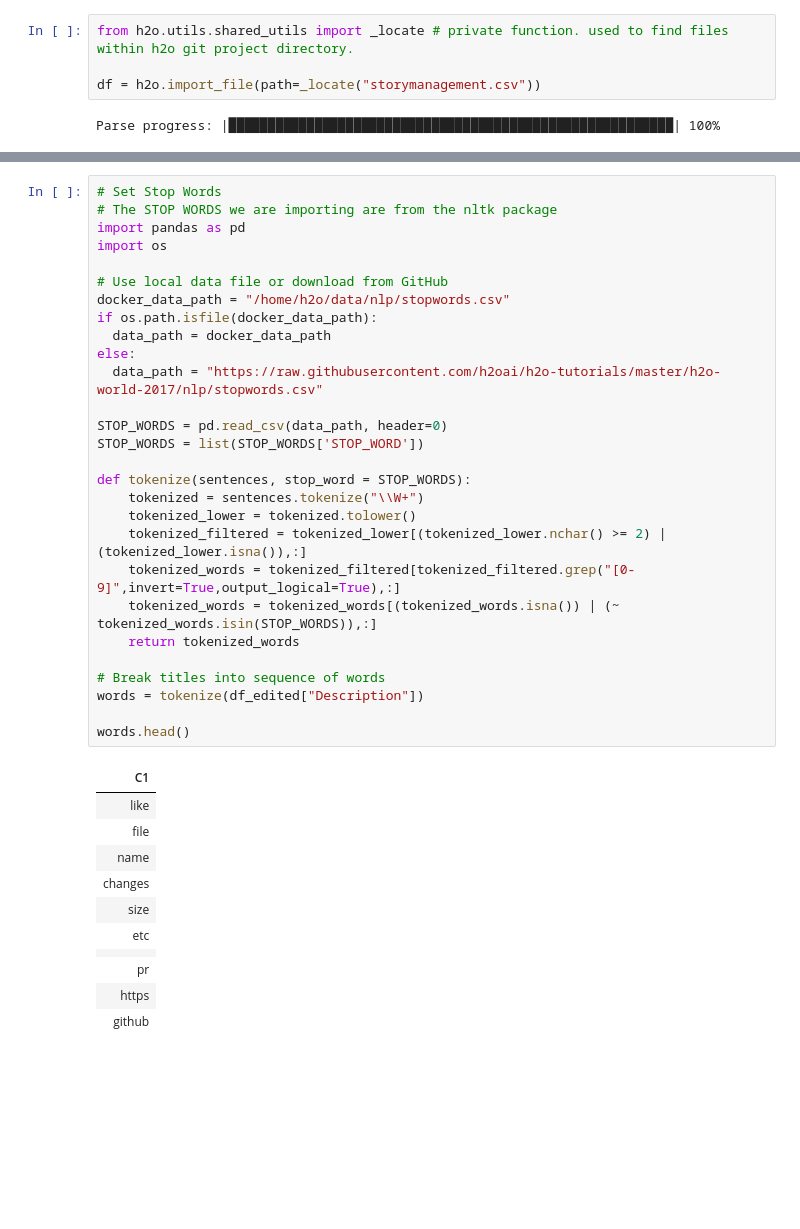
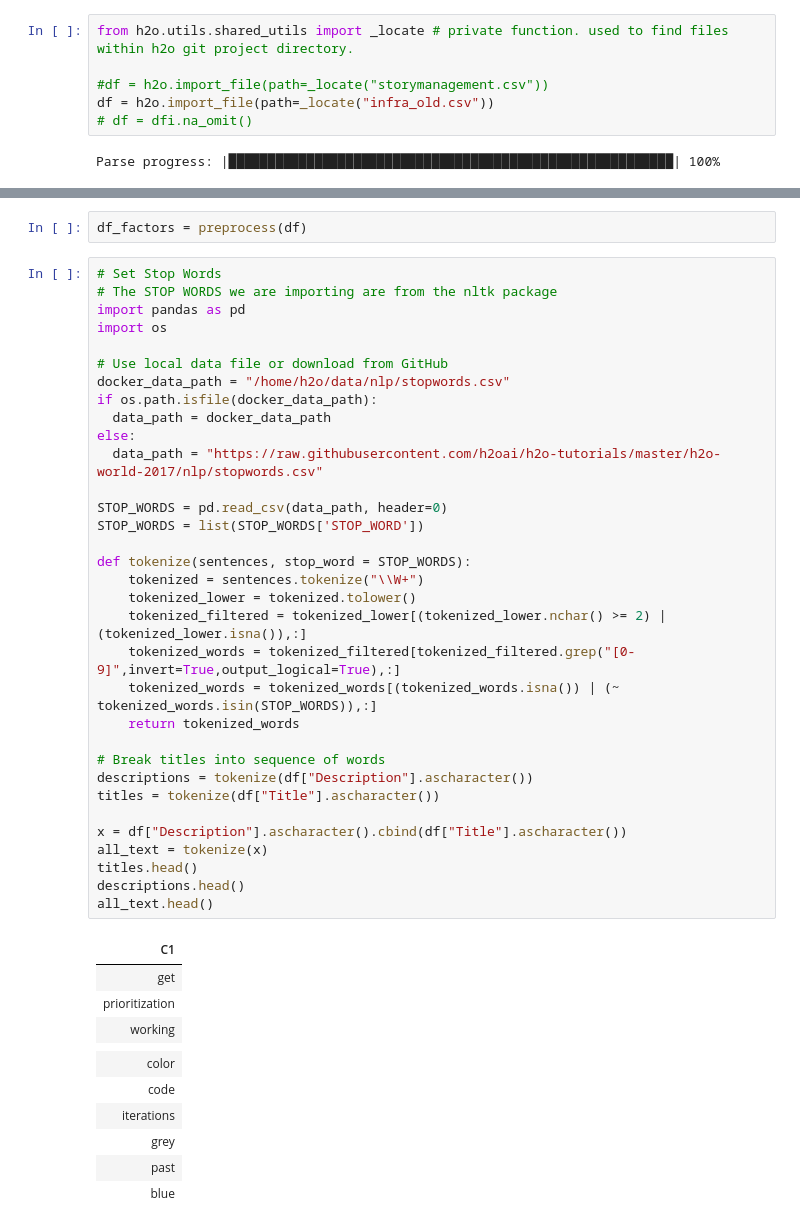
Before and after one commit to jeanettehead/tracker-ml, a Jupyter notebook: tracker_models.ipynb, the cells around one changed output, grey strips where cells are left out. Cells and saved outputs as stored; diff of their text form; blank space fills up the shorter version.

```diff
--- a/tracker_models.ipynb
+++ b/tracker_models.ipynb
@@ -35,7 +35,9 @@ Checking whether there is an H2O instance running at http://localhost:54321. con
 # %%
 from h2o.utils.shared_utils import _locate # private function. used to find files within h2o git project directory.
 
-df = h2o.import_file(path=_locate("storymanagement.csv"))
+#df = h2o.import_file(path=_locate("storymanagement.csv"))
+df = h2o.import_file(path=_locate("infra_old.csv"))
+# df = dfi.na_omit()
 # %% [output]
 Parse progress: |█████████████████████████████████████████████████████████| 100%
 # %%
@@ -81,46 +81,53 @@ def preprocess(df):
     df_edited['Type'] = df_edited['Type'].asfactor() #drop non-features altogether?
 
     return df_edited
+# %%
+df_factors = preprocess(df)
 # %%
 # Set Stop Words
 # The STOP WORDS we are importing are from the nltk package
 import pandas as pd
 import os
 
 # Use local data file or download from GitHub
 docker_data_path = "/home/h2o/data/nlp/stopwords.csv"
 if os.path.isfile(docker_data_path):
   data_path = docker_data_path
 else:
   data_path = "https://raw.githubusercontent.com/h2oai/h2o-tutorials/master/h2o-world-2017/nlp/stopwords.csv"
 
 STOP_WORDS = pd.read_csv(data_path, header=0)
 STOP_WORDS = list(STOP_WORDS['STOP_WORD'])
 
 def tokenize(sentences, stop_word = STOP_WORDS):
     tokenized = sentences.tokenize("\\W+")
     tokenized_lower = tokenized.tolower()
     tokenized_filtered = tokenized_lower[(tokenized_lower.nchar() >= 2) | (tokenized_lower.isna()),:]
     tokenized_words = tokenized_filtered[tokenized_filtered.grep("[0-9]",invert=True,output_logical=True),:]
     tokenized_words = tokenized_words[(tokenized_words.isna()) | (~ tokenized_words.isin(STOP_WORDS)),:]
     return tokenized_words
 
 # Break titles into sequence of words
-words = tokenize(df_edited["Description"])
+descriptions = tokenize(df["Description"].ascharacter())
+titles = tokenize(df["Title"].ascharacter())
 
-words.head()
+x = df["Description"].ascharacter().cbind(df["Title"].ascharacter())
+all_text = tokenize(x)
+titles.head()
+descriptions.head()
+all_text.head()
 # %% [output]
 | C1 |
-| like |
-| file |
-| name |
-| changes |
-| size |
-| etc |
+| get |
+| prioritization |
+| working |
 |  |
-| pr |
-| https |
-| github |
+| color |
+| code |
+| iterations |
+| grey |
+| past |
+| blue |
 # %%
 # Train Word2Vec Model
 from h2o.estimators.word2vec import H2OWord2vecEstimator
```
Also changed, not shown: parts of 23 cells of this notebook, 1 other file.
